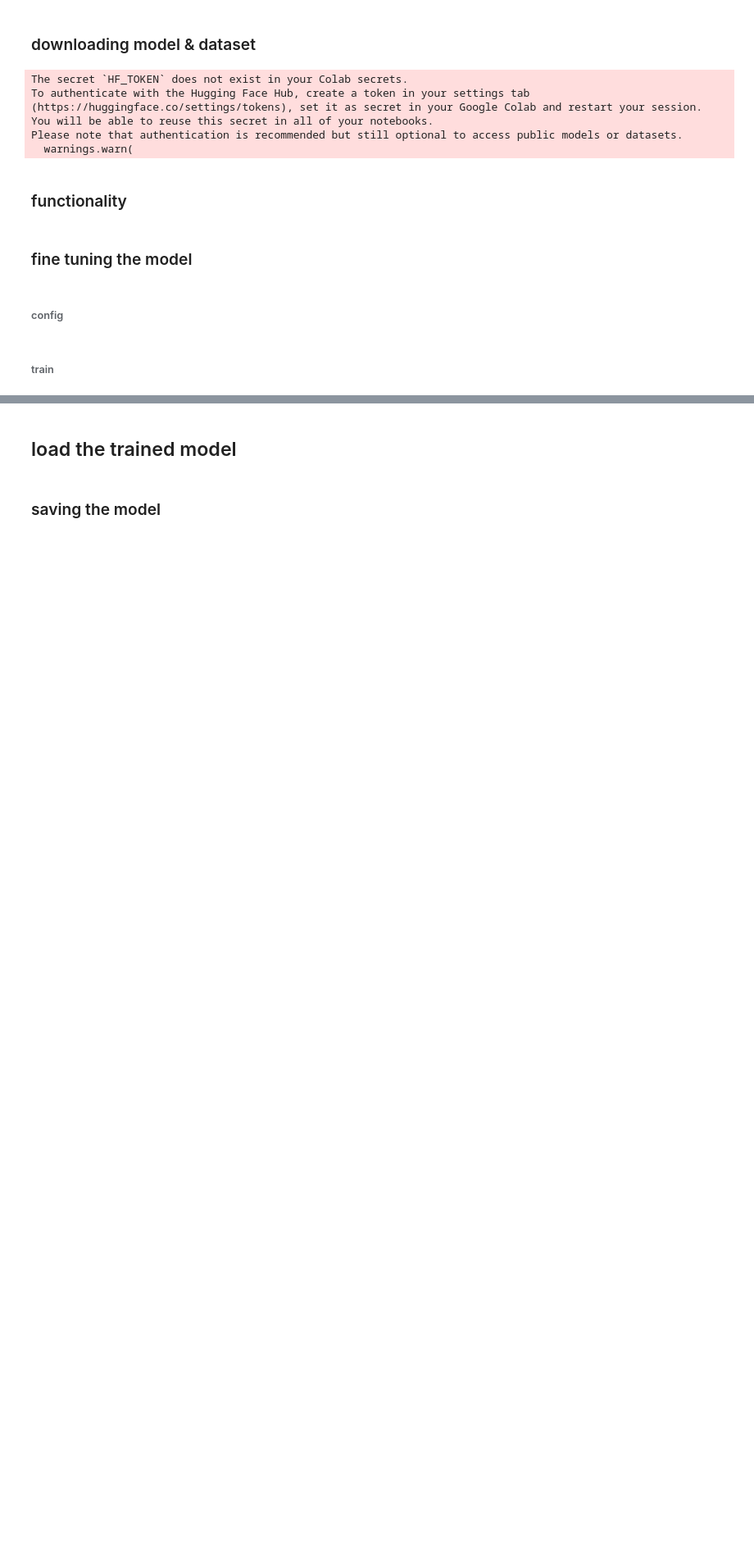
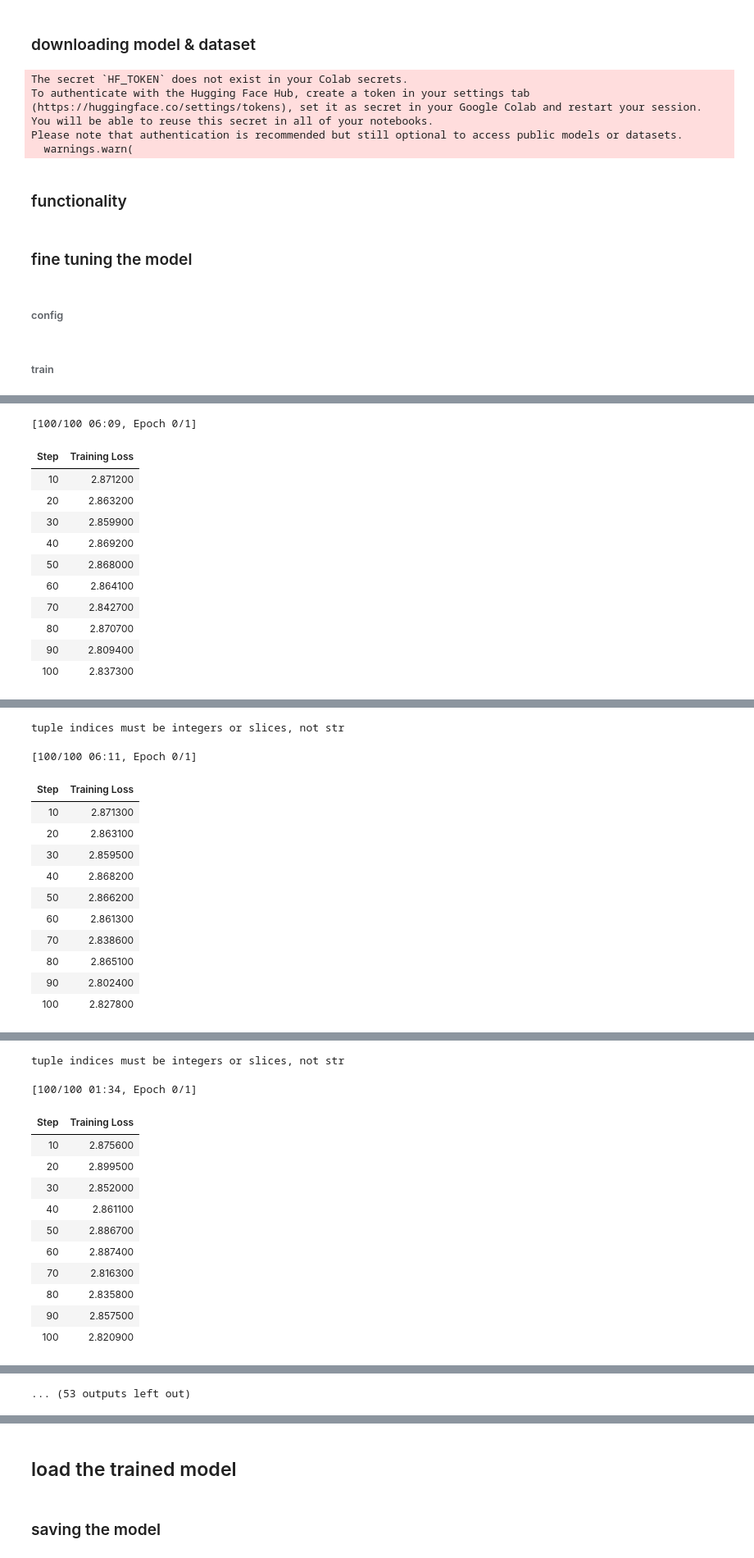
Before and after one commit to lijin-durairaj-code-mode/codes, a Jupyter notebook: text2SQL.ipynb, the cells around one changed output, grey strips where cells are left out. Shown at 82% size. Drawn from its saved outputs; the diff is of its cells as text; code cells hidden in the pictures; blank space fills up the shorter version.

```diff
--- a/text2SQL.ipynb
+++ b/text2SQL.ipynb
@@ -254,0 +328,5 @@ OutOfMemoryError: CUDA out of memory. Tried to allocate 6.23 GiB. GPU 0 has a to
+# %%
+# torch.cuda.empty_cache()
+study=optuna.create_study(direction='maximize')
+study.optimize(objectives,n_trials=50)
+# %% [output]
@@ -254,0 +335,12 @@ OutOfMemoryError: CUDA out of memory. Tried to allocate 6.23 GiB. GPU 0 has a to
+[100/100 06:09, Epoch 0/1]
+| Step | Training Loss |
+| 10 | 2.871200 |
+| 20 | 2.863200 |
+| 30 | 2.859900 |
+| 40 | 2.869200 |
+| 50 | 2.868000 |
+| 60 | 2.864100 |
+| 70 | 2.842700 |
+| 80 | 2.870700 |
+| 90 | 2.809400 |
+| 100 | 2.837300 |
@@ -254,0 +349,13 @@ OutOfMemoryError: CUDA out of memory. Tried to allocate 6.23 GiB. GPU 0 has a to
+tuple indices must be integers or slices, not str
+[100/100 06:11, Epoch 0/1]
+| Step | Training Loss |
+| 10 | 2.871300 |
+| 20 | 2.863100 |
+| 30 | 2.859500 |
+| 40 | 2.868200 |
+| 50 | 2.866200 |
+| 60 | 2.861300 |
+| 70 | 2.838600 |
+| 80 | 2.865100 |
+| 90 | 2.802400 |
+| 100 | 2.827800 |
@@ -254,0 +364,13 @@ OutOfMemoryError: CUDA out of memory. Tried to allocate 6.23 GiB. GPU 0 has a to
+tuple indices must be integers or slices, not str
+[100/100 01:34, Epoch 0/1]
+| Step | Training Loss |
+| 10 | 2.875600 |
+| 20 | 2.899500 |
+| 30 | 2.852000 |
+| 40 | 2.861100 |
+| 50 | 2.886700 |
+| 60 | 2.887400 |
+| 70 | 2.816300 |
+| 80 | 2.835800 |
+| 90 | 2.857500 |
+| 100 | 2.820900 |
@@ -254,0 +379 @@ OutOfMemoryError: CUDA out of memory. Tried to allocate 6.23 GiB. GPU 0 has a to
+... (53 outputs left out)
```
Also changed, not shown: parts of 14 cells of this notebook.
